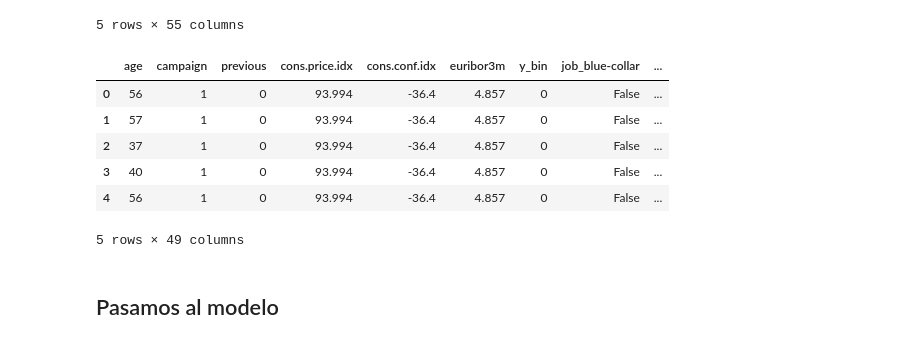
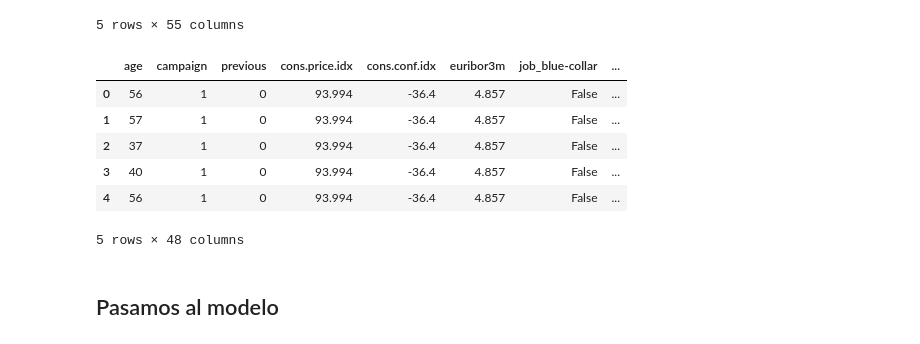
Before and after one commit to 4GeeksAcademy/ekbalam11-machine-learning, a Jupyter notebook: src/01-bank-marketing-campaign.ipynb, the cells around one changed output. Cells and saved outputs as stored; diff of their text form; code cells hidden in the pictures.

```diff
--- a/src/01-bank-marketing-campaign.ipynb
+++ b/src/01-bank-marketing-campaign.ipynb
@@ -158,23 +158,24 @@ df_encoded.head()#
 # %%
 #limpiamos variables que no se usarán para el modelo
 cols_to_drop = [
     'duration',
     'pdays',
     'emp.var.rate',
     'nr.employed',
     'default_unknown',
-    'default_yes'
+    'default_yes',
+    'y_bin'
 ]
 df_model = df_encoded.drop(columns=cols_to_drop)
 df_model.head()
 # %% [output]
-|  | age | campaign | previous | cons.price.idx | cons.conf.idx | euribor3m | y_bin | job_blue-collar | ... |
-| 0 | 56 | 1 | 0 | 93.994 | -36.4 | 4.857 | 0 | False | ... |
-| 1 | 57 | 1 | 0 | 93.994 | -36.4 | 4.857 | 0 | False | ... |
-| 2 | 37 | 1 | 0 | 93.994 | -36.4 | 4.857 | 0 | False | ... |
-| 3 | 40 | 1 | 0 | 93.994 | -36.4 | 4.857 | 0 | False | ... |
-| 4 | 56 | 1 | 0 | 93.994 | -36.4 | 4.857 | 0 | False | ... |
+|  | age | campaign | previous | cons.price.idx | cons.conf.idx | euribor3m | job_blue-collar | ... |
+| 0 | 56 | 1 | 0 | 93.994 | -36.4 | 4.857 | False | ... |
+| 1 | 57 | 1 | 0 | 93.994 | -36.4 | 4.857 | False | ... |
+| 2 | 37 | 1 | 0 | 93.994 | -36.4 | 4.857 | False | ... |
+| 3 | 40 | 1 | 0 | 93.994 | -36.4 | 4.857 | False | ... |
+| 4 | 56 | 1 | 0 | 93.994 | -36.4 | 4.857 | False | ... |
-5 rows × 49 columns
+5 rows × 48 columns
 # %% [markdown]
 ## Pasamos al modelo
 # %%
```
Also changed, not shown: parts of 4 cells of this notebook.
